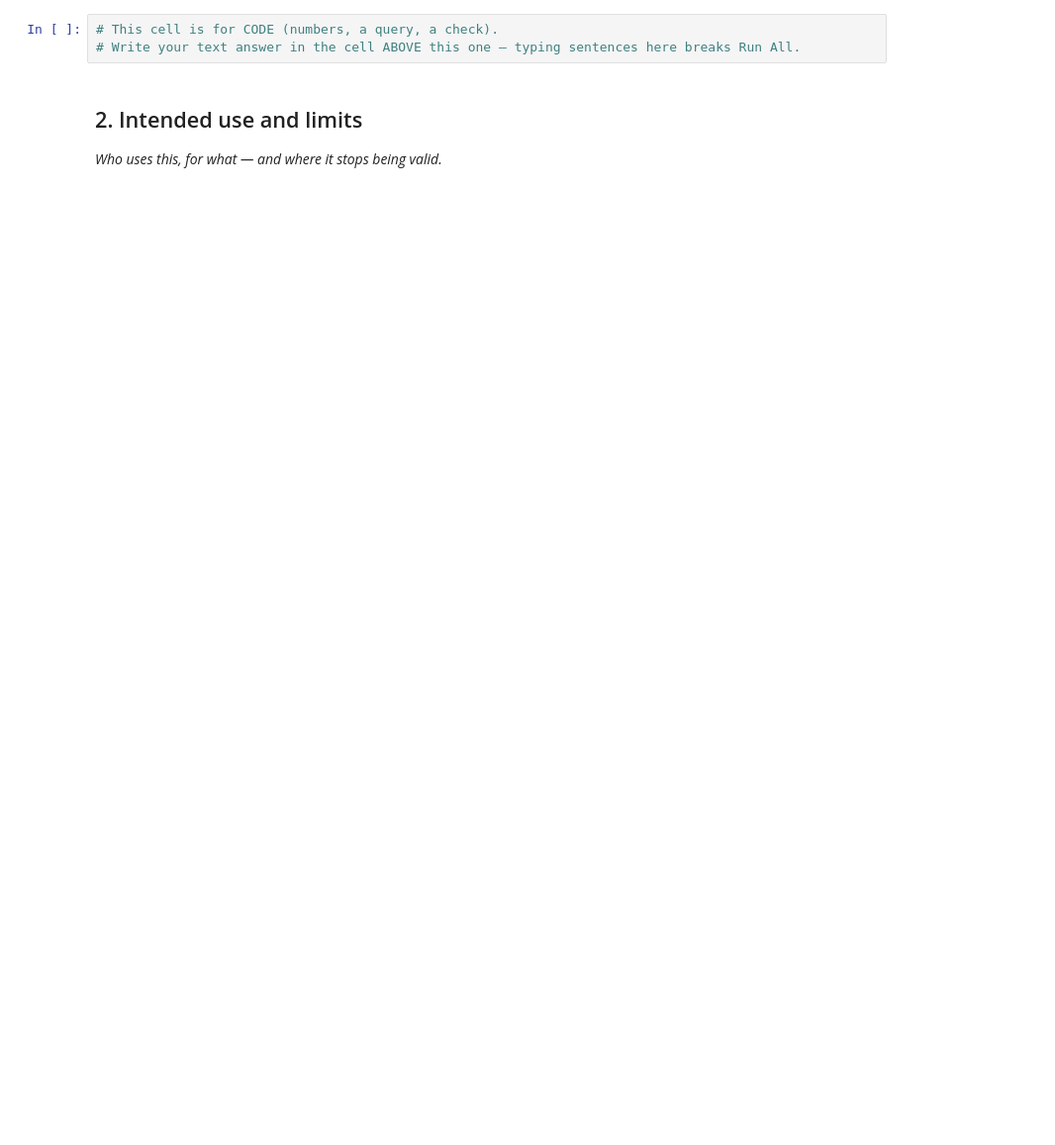
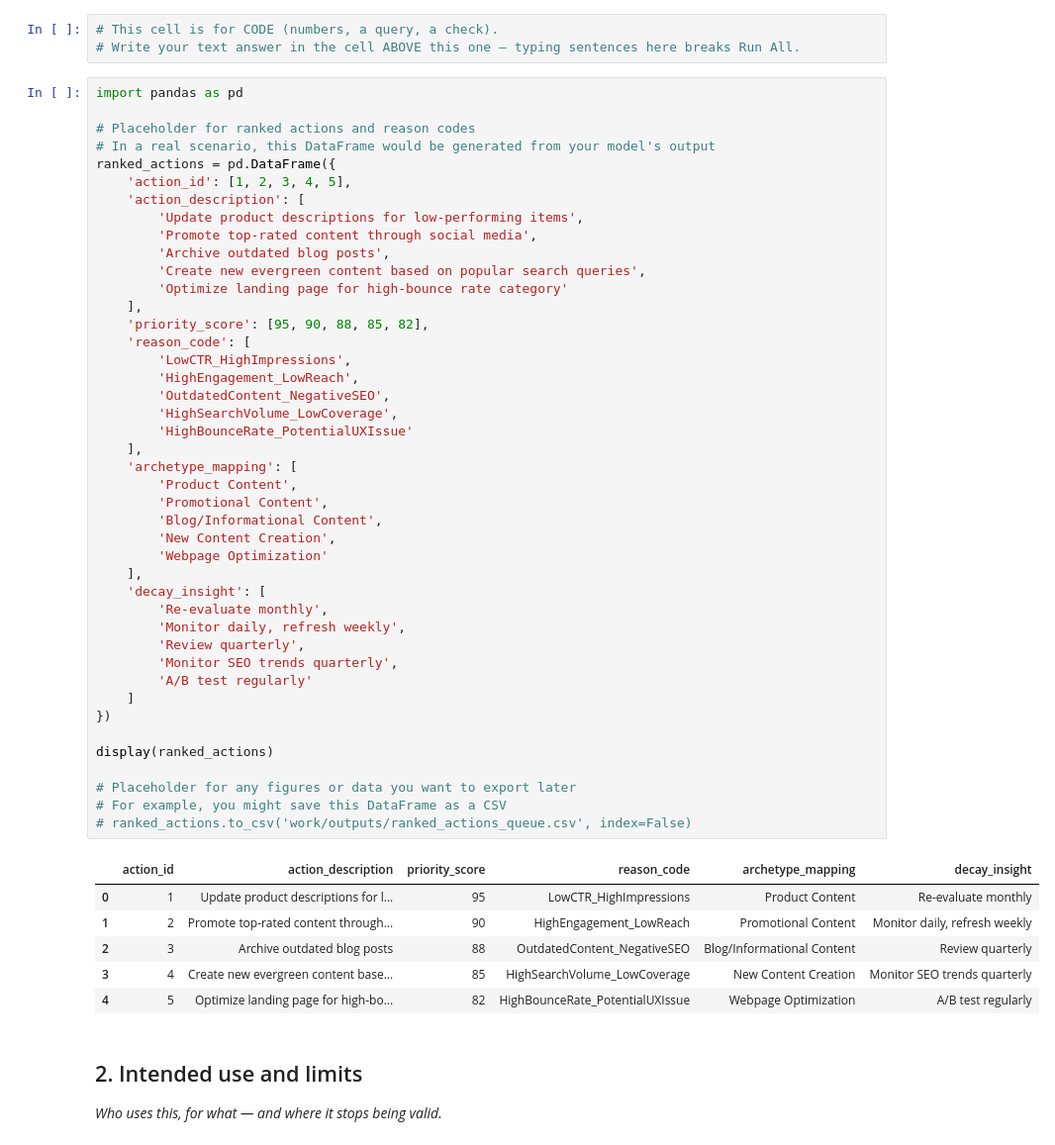
Before and after one commit to mukeshboolani786/flyrank-internship-ml, a Jupyter notebook: work/notebooks/w07_action_playbook.ipynb, the cells around one changed output. Shown at 99% size. Cells and saved outputs as stored; diff of their text form; blank space fills up the shorter version.

```diff
--- a/work/notebooks/w07_action_playbook.ipynb
+++ b/work/notebooks/w07_action_playbook.ipynb
@@ -13,6 +23,56 @@ This skeleton is yours to fill. Work the sections **in order** — each one has
 # %%
 # This cell is for CODE (numbers, a query, a check).
 # Write your text answer in the cell ABOVE this one — typing sentences here breaks Run All.
+# %%
+import pandas as pd
+
+# Placeholder for ranked actions and reason codes
+# In a real scenario, this DataFrame would be generated from your model's output
+ranked_actions = pd.DataFrame({
+    'action_id': [1, 2, 3, 4, 5],
+    'action_description': [
+        'Update product descriptions for low-performing items',
+        'Promote top-rated content through social media',
+        'Archive outdated blog posts',
+        'Create new evergreen content based on popular search queries',
+        'Optimize landing page for high-bounce rate category'
+    ],
+    'priority_score': [95, 90, 88, 85, 82],
+    'reason_code': [
+        'LowCTR_HighImpressions',
+        'HighEngagement_LowReach',
+        'OutdatedContent_NegativeSEO',
+        'HighSearchVolume_LowCoverage',
+        'HighBounceRate_PotentialUXIssue'
+    ],
+    'archetype_mapping': [
+        'Product Content',
+        'Promotional Content',
+        'Blog/Informational Content',
+        'New Content Creation',
+        'Webpage Optimization'
+    ],
+    'decay_insight': [
+        'Re-evaluate monthly',
+        'Monitor daily, refresh weekly',
+        'Review quarterly',
+        'Monitor SEO trends quarterly',
+        'A/B test regularly'
+    ]
+})
+
+display(ranked_actions)
+
+# Placeholder for any figures or data you want to export later
+# For example, you might save this DataFrame as a CSV
+# ranked_actions.to_csv('work/outputs/ranked_actions_queue.csv', index=False)
+# %% [output]
+|  | action_id | action_description | priority_score | reason_code | archetype_mapping | decay_insight |
+| 0 | 1 | Update product descriptions for l... | 95 | LowCTR_HighImpressions | Product Content | Re-evaluate monthly |
+| 1 | 2 | Promote top-rated content through... | 90 | HighEngagement_LowReach | Promotional Content | Monitor daily, refresh weekly |
+| 2 | 3 | Archive outdated blog posts | 88 | OutdatedContent_NegativeSEO | Blog/Informational Content | Review quarterly |
+| 3 | 4 | Create new evergreen content base... | 85 | HighSearchVolume_LowCoverage | New Content Creation | Monitor SEO trends quarterly |
+| 4 | 5 | Optimize landing page for high-bo... | 82 | HighBounceRate_PotentialUXIssue | Webpage Optimization | A/B test regularly |
 # %% [markdown]
 ## 2. Intended use and limits
 
```
Also changed, not shown: parts of 9 cells of this notebook.
